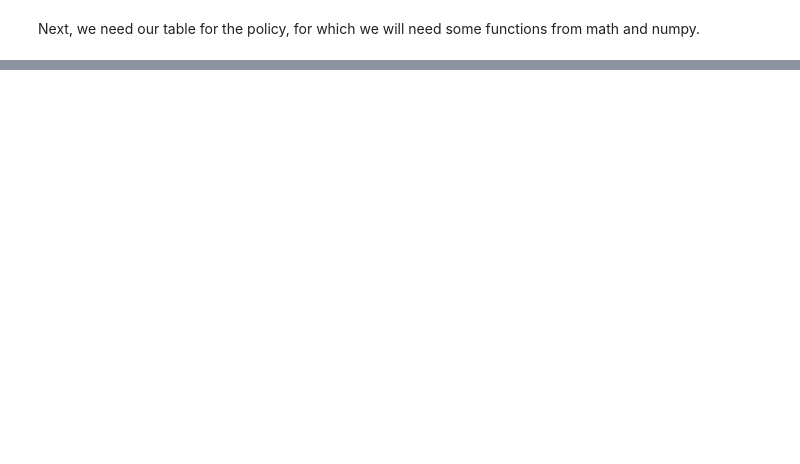
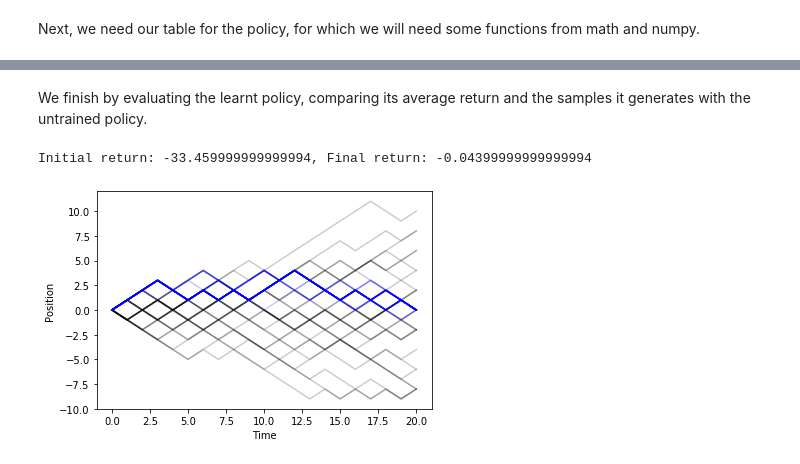
Before and after one commit to adammoss/MLiS2, a Jupyter notebook: examples/reinforcement_learning/tabular/monte_carlo.ipynb, the cells around one changed output, grey strips where cells are left out. Drawn from its saved outputs; the diff is of its cells as text; code cells hidden in the pictures; blank space fills up the shorter version.

```diff
--- a/examples/reinforcement_learning/tabular/monte_carlo.ipynb
+++ b/examples/reinforcement_learning/tabular/monte_carlo.ipynb
@@ -199,0 +267,14 @@ To test this, we begin by generating samples and calculating the average return
+# %% [markdown]
+We finish by evaluating the learnt policy, comparing its average return and the samples it generates with the untrained policy.
+# %%
+final_return = agent.evaluate(1000)
+print("Initial return: %s, Final return: %s"%(initial_return, final_return))
+samples = agent.samples(30)
+plt.plot(np.array(initial_samples)[:,:,0].T, c = 'k', alpha = 0.2)
+plt.plot(np.array(samples)[:,:,0].T, c = 'b', alpha = 0.2)
+plt.xlabel("Time")
+plt.ylabel("Position")
+plt.show()
+# %% [output]
+Initial return: -33.459999999999994, Final return: -0.04399999999999994
+[figure, added]
```
Also changed, not shown: parts of 18 cells of this notebook, 1 other file.
